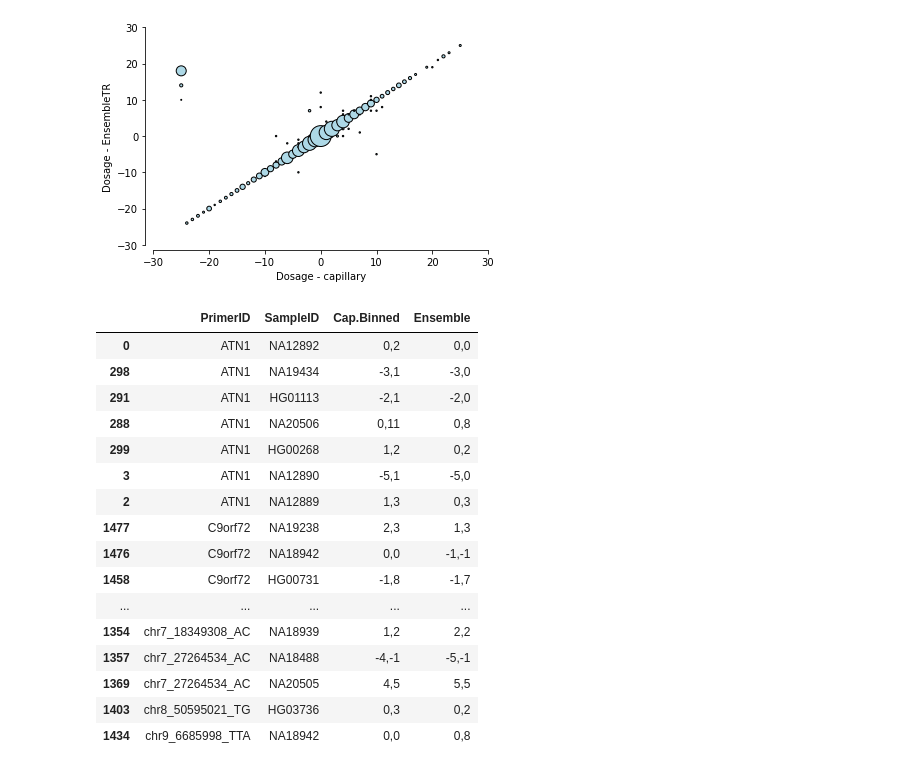
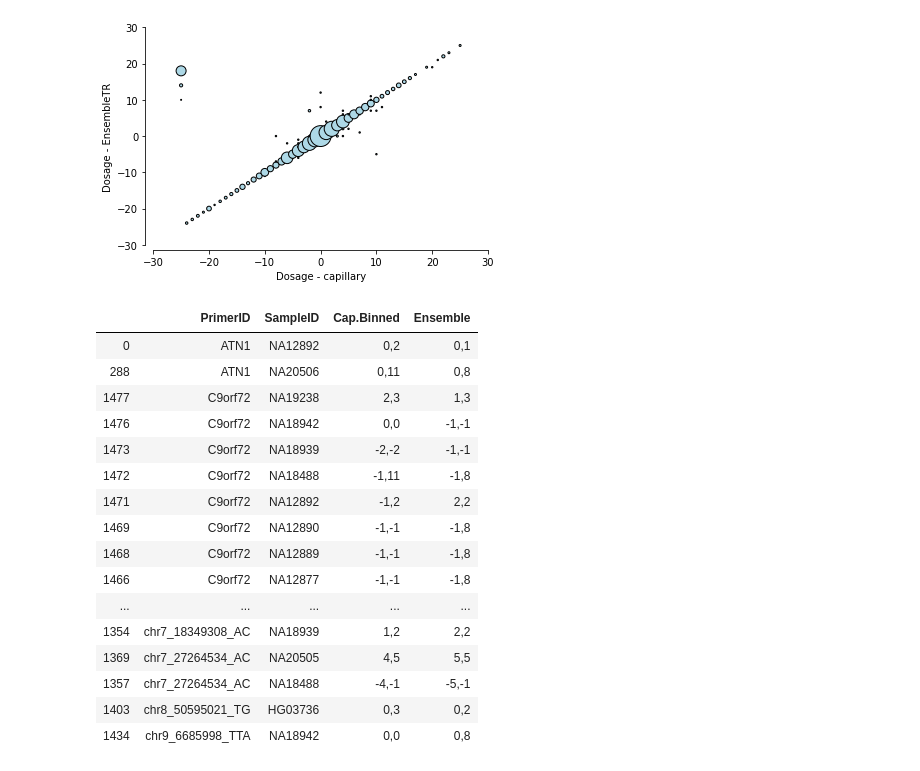
Before and after one commit to gymreklab/1000Genomes-TR-Analysis, a Jupyter notebook: capillary/Capillary-vs-WGS.ipynb, the cells around one changed output. Cells and saved outputs as stored; diff of their text form; code cells hidden in the pictures.

Commit message:
updating capillary calls

```diff
--- a/capillary/Capillary-vs-WGS.ipynb
+++ b/capillary/Capillary-vs-WGS.ipynb
@@ -115,20 +115,14 @@ fig.savefig("pdfs/SuppFig-CapillaryBubbles.pdf")
 [figure]
 # %%
 ######## Inspect discordant calls ########
-# 53 discordant calls
-# * 17 are at ATN1 or C9orf72
-# * 15 are off by one
+# 46 discordant calls
+# * 10 are C9orf72
+# * 14 are off by one
 # * 15 are het dropout
-# * 6 are other
+# * 7 are other
 
 """
-0	ATN1	NA12892	0,2	0,0
-298	ATN1	NA19434	-3,1	-3,0
-291	ATN1	HG01113	-2,1	-2,0
-288	ATN1	NA20506	0,11	0,8
-299	ATN1	HG00268	1,2	0,2
-3	ATN1	NA12890	-5,1	-5,0
-2	ATN1	NA12889	1,3	0,3
+
 1477	C9orf72	NA19238	2,3	1,3
 1476	C9orf72	NA18942	0,0	-1,-1
 1458	C9orf72	HG00731	-1,8	-1,7
@@ -145,9 +139,7 @@ Off by one:
 1491	HTT	HG00766	-2,-2	-2,-1
 1512	HTT	NA20504	-1,-1	-1,0
 507	SCA7	NA18488	1,1	0,1
-516	SCA7	HG01113	0,4	0,3
 548	chr10_57337770_CA	NA19434	-5,-5	-6,-5
-699	chr12_70011632_AG	HG00268	0,6	0,7
 818	chr15_80839290_GT	NA19238	9,11	8,11
 1063	chr20_42508128_TG	NA20506	0,5	0,6
 1330	chr6_89959098_CA	HG00766	-4,-4	-4,-3
@@ -156,49 +148,51 @@ Off by one:
 1357	chr7_27264534_AC	NA18488	-4,-1	-5,-1
 1369	chr7_27264534_AC	NA20505	4,5	5,5
 1403	chr8_50595021_TG	HG03736	0,3	0,2
+0	ATN1	NA12892	0,2	0,1
 
 Het dropout:
 427	JPH3	NA19239	0,0	0,12
 105	chr13_102648430_GT	NA12890	0,2	0,0
 42	SCA1	NA12892	0,2	0,0
 529	SCA7	NA18939	2,2	0,2
 780	chr13_81527591_CTAT	HG00766	1,3	3,3
 759	chr13_81527591_CTAT	NA18942	1,3	1,1
 779	chr13_81527591_CTAT	NA18939	1,2	1,1
 923	chr1_106950468_GT	NA19434	-3,-3	-3,1
 918	chr1_106950468_GT	NA19238	-1,-1	-1,1
 1046	chr20_18095896_AC	NA18940	5,5	-10,5
 1072	chr20_42508128_TG	NA20846	1,4	1,1
 1066	chr20_42508128_TG	HG01113	0,4	0,0
 191	chr20_42508128_TG	NA12877	0,3	0,0
 188	chr20_42508128_TG	NA12889	0,3	0,0
 1434	chr9_6685998_TTA	NA18942	0,0	0,8
 
 Other:
 1488	HTT	HG00268	-2,9	-3,4
 1505	HTT	NA18940	-2,-2	-5,-5
 412	JPH3	NA20849	-4,-4	0,0
 544	chr10_57337770_CA	NA20505	-3,-1	-1,0
 810	chr15_80839290_GT	HG01119	2,7	4,7
 1073	chr20_42508128_TG	NA19434	0,4	0,7
+288	ATN1	NA20506	0,11	0,8
 
 """
 merged[(merged["Ensemble"]!="./.") & (merged["match.ensemble"]==False)].sort_values("PrimerID")[["PrimerID","SampleID","Cap.Binned","Ensemble"]]
 # %% [output]
 |  | PrimerID | SampleID | Cap.Binned | Ensemble |
-| 0 | ATN1 | NA12892 | 0,2 | 0,0 |
-| 298 | ATN1 | NA19434 | -3,1 | -3,0 |
-| 291 | ATN1 | HG01113 | -2,1 | -2,0 |
+| 0 | ATN1 | NA12892 | 0,2 | 0,1 |
 | 288 | ATN1 | NA20506 | 0,11 | 0,8 |
-| 299 | ATN1 | HG00268 | 1,2 | 0,2 |
-| 3 | ATN1 | NA12890 | -5,1 | -5,0 |
-| 2 | ATN1 | NA12889 | 1,3 | 0,3 |
 | 1477 | C9orf72 | NA19238 | 2,3 | 1,3 |
 | 1476 | C9orf72 | NA18942 | 0,0 | -1,-1 |
-| 1458 | C9orf72 | HG00731 | -1,8 | -1,7 |
+| 1473 | C9orf72 | NA18939 | -2,-2 | -1,-1 |
+| 1472 | C9orf72 | NA18488 | -1,11 | -1,8 |
+| 1471 | C9orf72 | NA12892 | -1,2 | 2,2 |
+| 1469 | C9orf72 | NA12890 | -1,-1 | -1,8 |
+| 1468 | C9orf72 | NA12889 | -1,-1 | -1,8 |
+| 1466 | C9orf72 | NA12877 | -1,-1 | -1,8 |
 | ... | ... | ... | ... | ... |
 | 1354 | chr7_18349308_AC | NA18939 | 1,2 | 2,2 |
+| 1369 | chr7_27264534_AC | NA20505 | 4,5 | 5,5 |
 | 1357 | chr7_27264534_AC | NA18488 | -4,-1 | -5,-1 |
-| 1369 | chr7_27264534_AC | NA20505 | 4,5 | 5,5 |
 | 1403 | chr8_50595021_TG | HG03736 | 0,3 | 0,2 |
 | 1434 | chr9_6685998_TTA | NA18942 | 0,0 | 0,8 |
```
Also changed, not shown: parts of 2 cells of this notebook.
